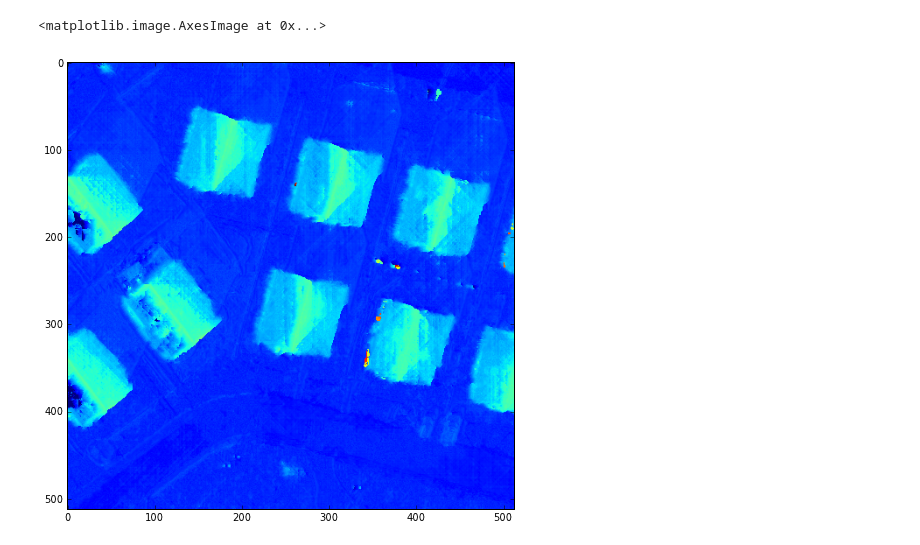
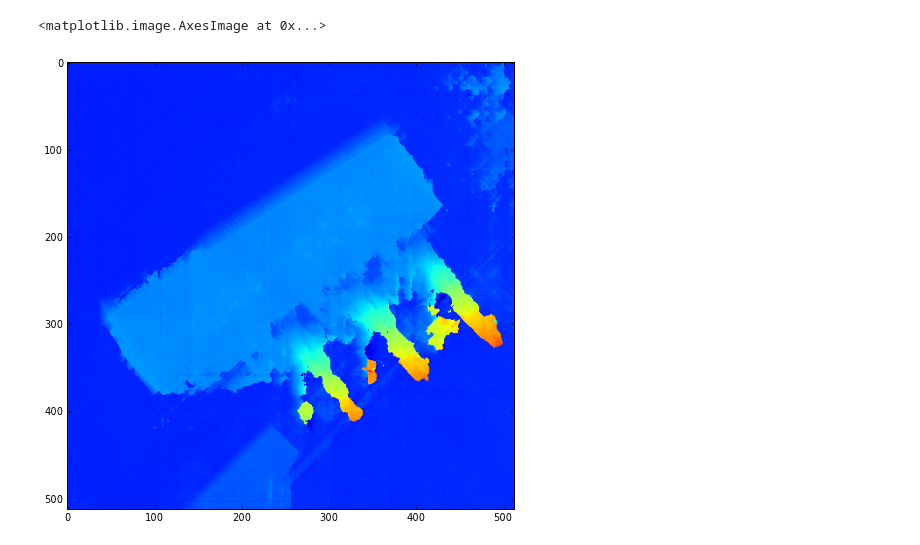
Before and after one commit to znah/notebooks, a Jupyter notebook: cost_volume.ipynb, the cells around one changed output. Saved outputs shown, nothing was run; the diff lists cells and outputs as text; code cells hidden in the pictures.

```diff
--- a/cost_volume.ipynb
+++ b/cost_volume.ipynb
@@ -7,7 +8,7 @@ import ply
 from sgm import *
 figsize(10, 8)
 # %%
-datadir = 'data/roofs/'
+datadir = 'data/plant/'
 
 img_l = cv2.imread(datadir+'img_l.bmp')
 img_r = cv2.imread(datadir+'img_r.bmp')
@@ -55,6 +52,9 @@ def cost_census5(img_l, img_r, dnum):
     return R
 # %%
 R = cost_rgb(img_l, img_r, dnum)
-R = minimum(R, 32*3)
+#R = cost_rgb(img_l, img_r, dnum)
+R /= 2.0*R.mean()
+#R = minimum(R, 1.0)
+#save('Cost.npy', R)
 imshow(R[300, 100:250].T)
 # %% [output]
@@ -64,5 +64,5 @@ imshow(R[300, 100:250].T)
 # %%
-Cost = SGM(20, 200)(R)
+Cost = SGM(1.0, 10)(R)#, paths=[(0, 1), (0, -1)])
 imshow(Cost[300, 100:250].T)
 # %% [output]
 <matplotlib.image.AxesImage at 0x...>
@@ -70,23 +70,24 @@ imshow(Cost[300, 100:250].T)
 # %%
 def subpix_disparity(Cost):
     D = Cost.argmin(-1)
     i, j = indices(D.shape)
     r0 = Cost[i, j, np.maximum(D-1, 0)]
     r1 = Cost[i, j, D]
     r2 = Cost[i, j, np.minimum(D+1, Cost.shape[2]-1)]
     eps = 1e-7
     a = np.float32( 0.5 * (r0+r2-2*r1) )
-
     D = np.float32( D - 0.5 * (r2-r0) / (r0 - 2*r1 + r2 + eps) )
-    return np.float32( D - 0.5 * (r2-r0) / (r0 - 2*r1 + r2 + eps) ), a
+    return D, a
 
 def save_cloud(fn, D):
     p3d = cv2.reprojectImageTo3D(D, Q)
     ply.write_ply_bin(fn, p3d, img_l[...,::-1])
 
 Disp, a = subpix_disparity(Cost)
+savez('disp.npz', disp=Disp, a=a)
 save_cloud('cloud.ply', Disp)
+save_cloud('cloud2.ply', float32(load('disp2.npy')))
 imshow(Disp)
 # %% [output]
 <matplotlib.image.AxesImage at 0x...>
-[figure, old version]
+[figure, new version]
```
Also changed, not shown: parts of 8 cells of this notebook, 2 other files.
